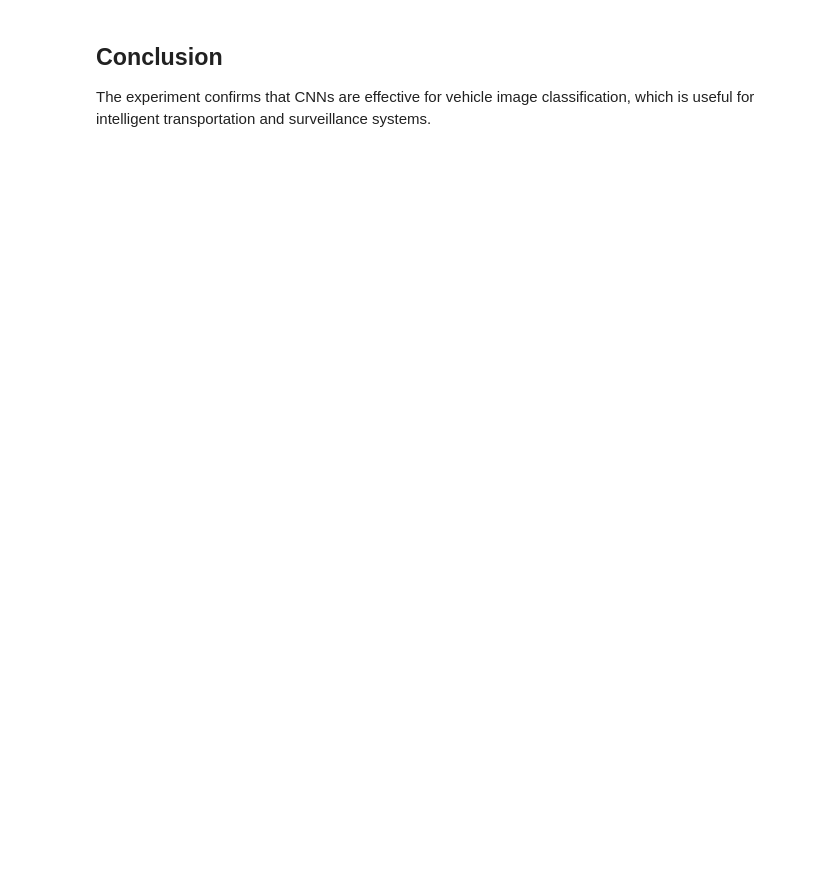
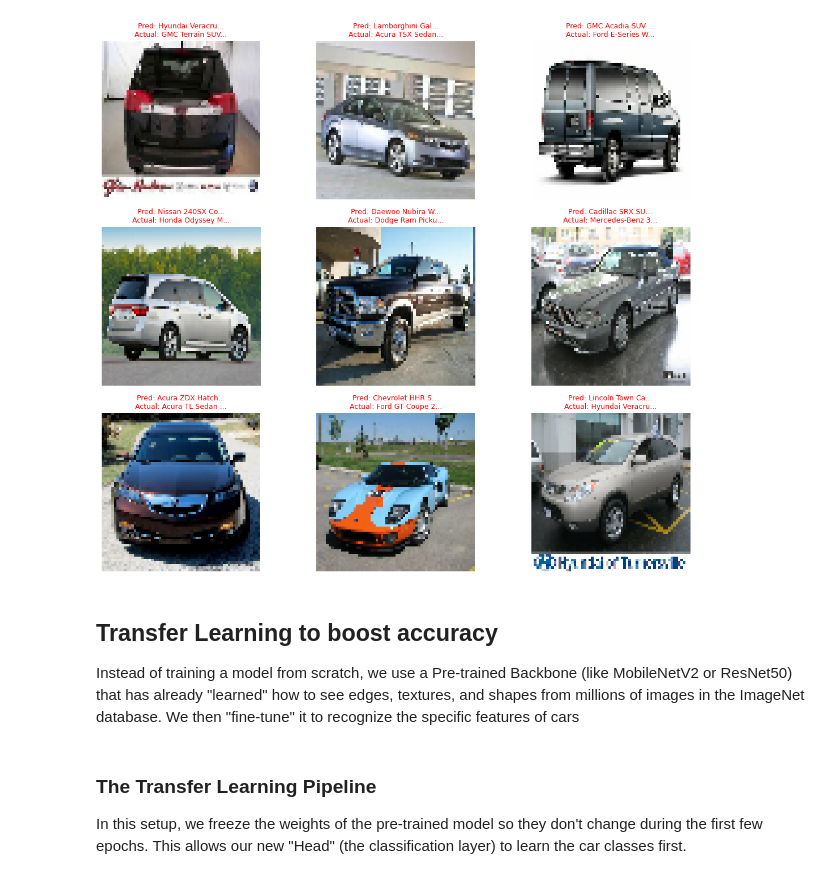
Before and after one commit to HashimHilal-QUT/Convolutional-Neural-Networks, a Jupyter notebook: Vehicle Type/Vehicle_Type.ipynb, the cells around one changed output. Drawn from its saved outputs; the diff is of its cells as text; code cells hidden in the pictures; blank space fills up the shorter version.

Commit message:
Vehicle Classification using CNN

```diff
--- a/Vehicle Type/Vehicle_Type.ipynb
+++ b/Vehicle Type/Vehicle_Type.ipynb
@@ -75,0 +245,36 @@ plt.show()
+# %%
+def visualize_predictions(dataset, model, class_names):
+    plt.figure(figsize=(12, 10))
+
+    # Grab one batch from the validation set
+    for images, labels in dataset.take(1):
+        preds = model.predict(images)
+
+        # Display the first 9 images in the batch
+        for i in range(min(9, BATCH_SIZE)):
+            plt.subplot(3, 3, i + 1)
+
+            # Convert image to displayable format
+            img_display = images[i].numpy().astype("uint8")
+            plt.imshow(img_display)
+
+            # Logic for Label Matching
+            pred_idx = np.argmax(preds[i])
+            actual_idx = labels[i].numpy()
+
+            pred_name = class_names[pred_idx]
+            actual_name = class_names[actual_idx]
+
+            # Green title for correct, Red for incorrect
+            color = 'green' if pred_idx == actual_idx else 'red'
+
+            # Shorten long class names for better display
+            title_text = f"Pred: {pred_name[:15]}...\nActual: {actual_name[:15]}..."
+            plt.title(title_text, color=color, fontsize=9)
+            plt.axis("off")
+
+    plt.tight_layout()
+    plt.show()
+
+visualize_predictions(val_ds, model, class_names)
+# %% [output]
@@ -76,4 +283,9 @@ plt.show()
+[figure, added]
 # %% [markdown]
-## Conclusion
+## Transfer Learning to boost accuracy
 
-The experiment confirms that CNNs are effective for vehicle image classification, which is useful for intelligent transportation and surveillance systems.
+Instead of training a model from scratch, we use a Pre-trained Backbone (like MobileNetV2 or ResNet50) that has already "learned" how to see edges, textures, and shapes from millions of images in the ImageNet database. We then "fine-tune" it to recognize the specific features of cars
+# %% [markdown]
+### The Transfer Learning Pipeline
+
+In this setup, we freeze the weights of the pre-trained model so they don't change during the first few epochs. This allows our new "Head" (the classification layer) to learn the car classes first.
```
Also changed, not shown: parts of 24 cells of this notebook, 3 other files.
